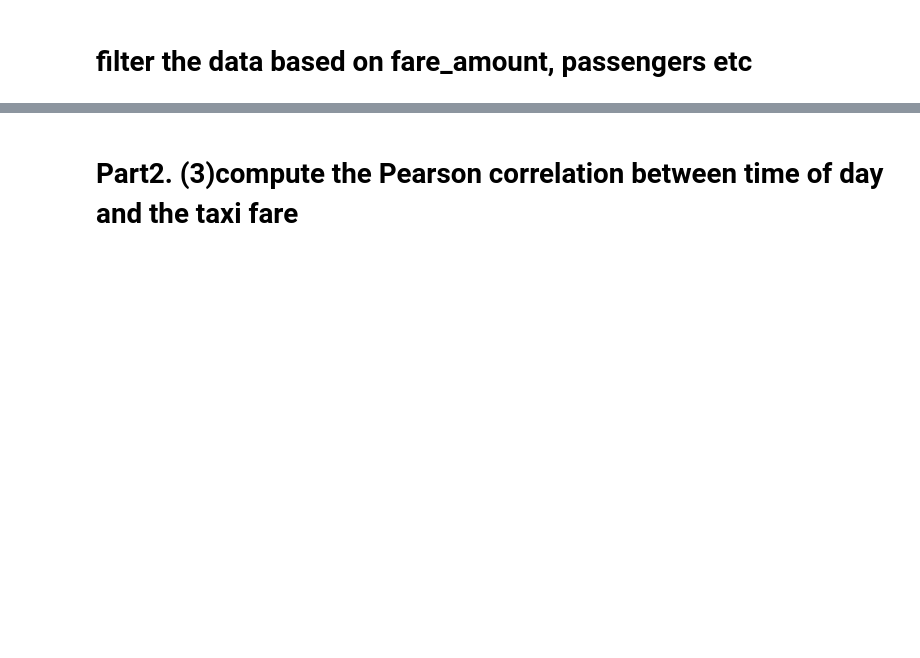
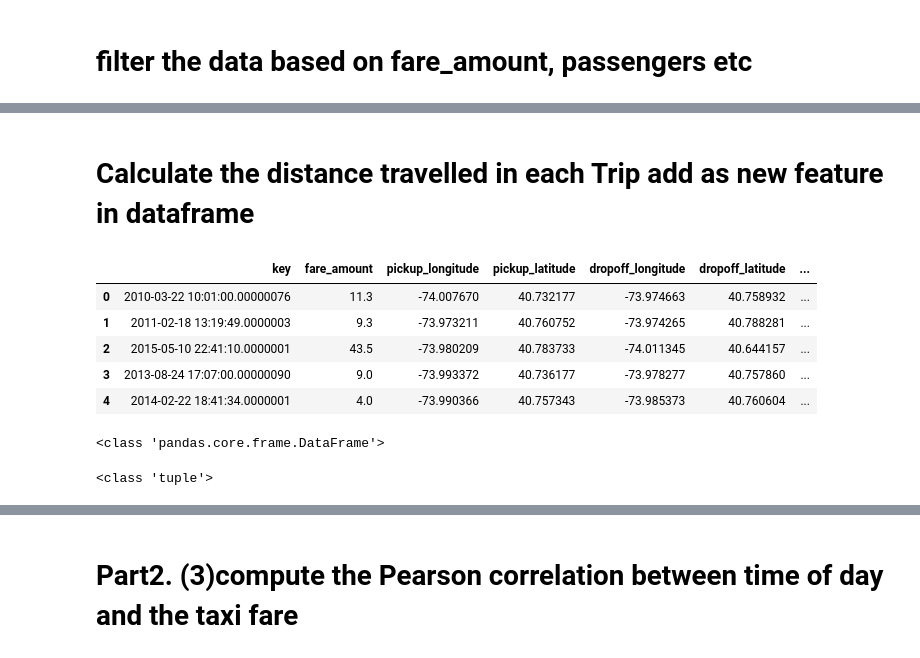
Before and after one commit to shengcode/CSE-519---Data-Science, a Jupyter notebook: CSE519HW2.ipynb, the cells around one changed output, grey strips where cells are left out. Cells and saved outputs as stored; diff of their text form; code cells hidden in the pictures; blank space fills up the shorter version.

```diff
--- a/CSE519HW2.ipynb
+++ b/CSE519HW2.ipynb
@@ -150,0 +168,16 @@ df_location_filter=df_fare_filter.loc[(df_fare_filter['pickup_longitude']>-74.75
+# %%
+south= 40.4779
+north= 40.9168
+west= -74.2654
+east= -73.6343
+
+print("Select the rows with EITHER pickup locaiton Or dropoff Location within NYC")
+
+df_location_filter=df_fare_filter.loc[  ( (df_fare_filter['pickup_longitude']>west) \
+                                        & (df_fare_filter['pickup_longitude']<east)\
+                                        & (df_fare_filter['pickup_latitude']>south)\
+                                        & (df_fare_filter['pickup_latitude']<north))\
+                                        | ((df_fare_filter['dropoff_longitude']>west)\
+                                        & (df_fare_filter['dropoff_longitude']<east)\
+                                        & (df_fare_filter['dropoff_latitude']>south)\
+                                        & (df_fare_filter['dropoff_latitude']<north))]
@@ -154,0 +190,21 @@ df_location_filter.shape
+# %% [markdown]
+# Calculate the distance travelled in each Trip add as new feature in dataframe
+# %%
+pickup_latlogPair= list(zip(df_location_filter['pickup_latitude'], df_location_filter['pickup_longitude']))
+if 'pickup_latlogPair' in df_location_filter.columns:
+    df_location_filter.drop(['pickup_latlogPair'],axis=1,inplace=True)
+df_location_filter.insert(13,'pickup_latlogPair',pickup_latlogPair)
+
+dropoff_latlogPair= list(zip(df_location_filter['dropoff_latitude'], df_location_filter['dropoff_longitude']))
+if 'dropoff_latlogPair' in df_location_filter.columns:
+    df_location_filter.drop(['dropoff_latlogPair'],axis=1,inplace=True)
+df_location_filter.insert(13,'dropoff_latlogPair',dropoff_latlogPair)
+# %%
+df_location_filter.head()
+# %% [output]
+|  | key | fare_amount | pickup_longitude | pickup_latitude | dropoff_longitude | dropoff_latitude | ... |
+| 0 | 2010-03-22 10:01:00.00000076 | 11.3 | -74.007670 | 40.732177 | -73.974663 | 40.758932 | ... |
+| 1 | 2011-02-18 13:19:49.0000003 | 9.3 | -73.973211 | 40.760752 | -73.974265 | 40.788281 | ... |
+| 2 | 2015-05-10 22:41:10.0000001 | 43.5 | -73.980209 | 40.783733 | -74.011345 | 40.644157 | ... |
+| 3 | 2013-08-24 17:07:00.00000090 | 9.0 | -73.993372 | 40.736177 | -73.978277 | 40.757860 | ... |
+| 4 | 2014-02-22 18:41:34.0000001 | 4.0 | -73.990366 | 40.757343 | -73.985373 | 40.760604 | ... |
@@ -154,0 +226,8 @@ df_location_filter.shape
+# %%
+print(type(df_location_filter))
+# %% [output]
+<class 'pandas.core.frame.DataFrame'>
+# %%
+print(type(df_location_filter['pickup_latlogPair'][0]))
+# %% [output]
+<class 'tuple'>
```
Also changed, not shown: parts of 56 cells of this notebook.
